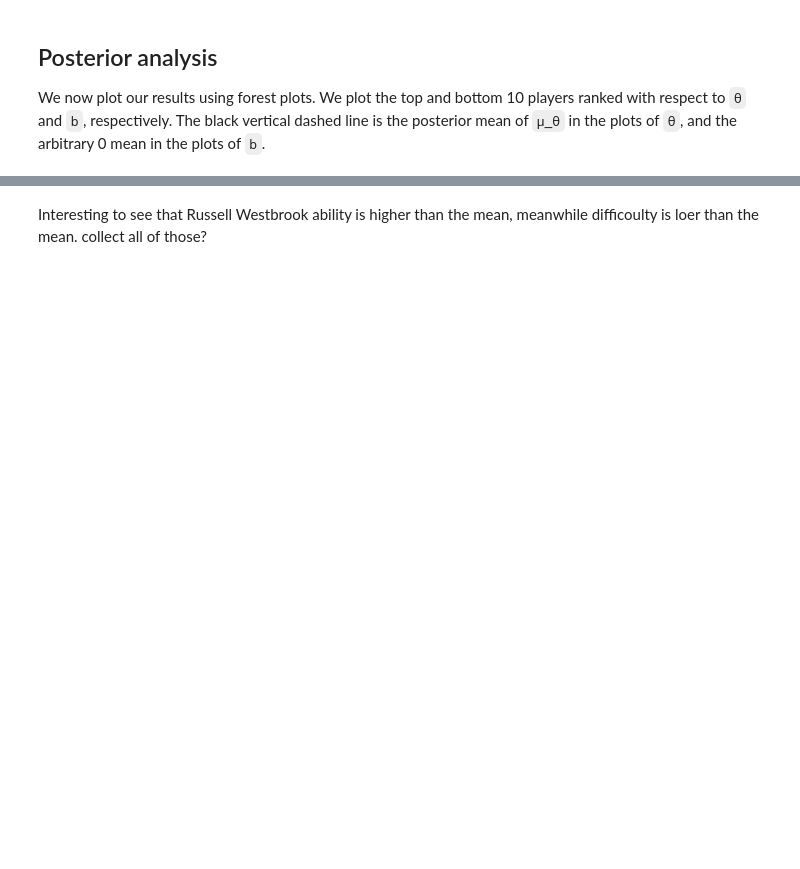
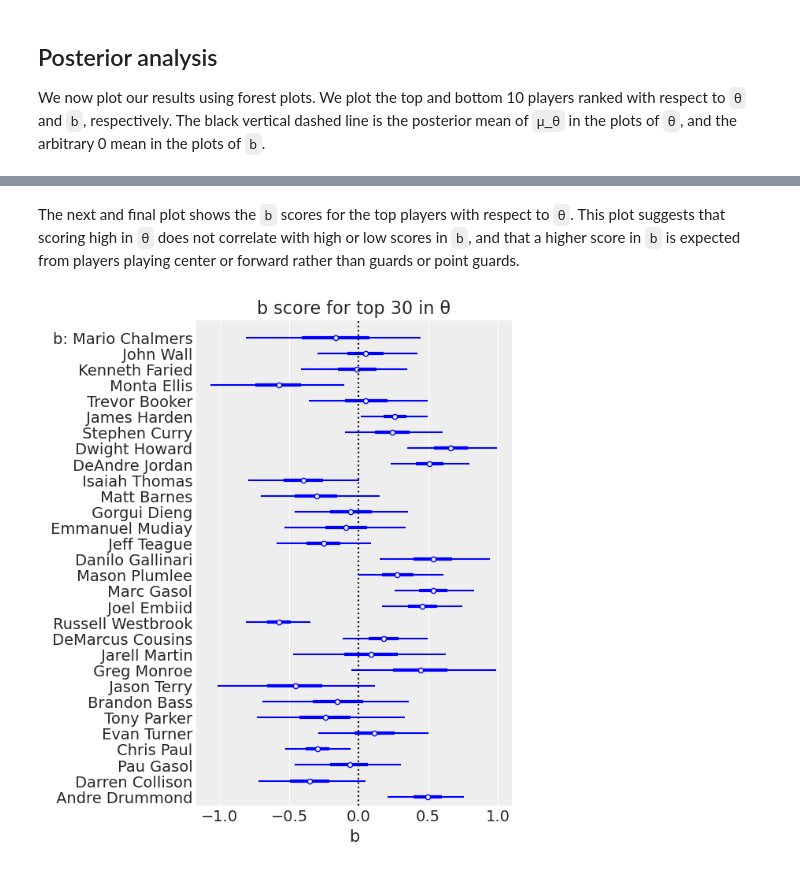
Before and after one commit to ltoniazzi/Item-Response-NBA, a Jupyter notebook: Item-Response-NBA.ipynb, the cells around one changed output, grey strips where cells are left out. Cells and saved outputs as stored; diff of their text form; code cells hidden in the pictures; blank space fills up the shorter version.

```diff
--- a/Item-Response-NBA.ipynb
+++ b/Item-Response-NBA.ipynb
@@ -251,27 +237,21 @@ ax=az.plot_forest(trace,var_names=['b'],coords={'disadvantaged':['Bryce Cotton']
-# %%
-df.loc[df.committing == no_commit[0]]
-ax=az.plot_forest(trace,var_names=['θ'],coords={'players':no_commit})
-ax[0].axvline(μ_θ_mean,color='black',ls=':', label ='mean')
-# %%
-coords_to_plot = {'players': ['Eric Gordon','LeBron James','Russell Westbrook','James Harden','Marco Belinelli','Dwight Howard']}
-
-#pm.plot_forest(1/(1+np.exp(-(trace.posterior['θ'][:,:,:5]) )))
-#pm.plot_forest(trace.posterior['p'][:,:,:5])
-ax = az.plot_forest(trace,var_names=['θ'],coords=coords_to_plot,
-                   colors='blue', combined=True, )
-ax[0].set_title('Players skill θ, 94% HDI')
-ax[0].set_xlabel('θ')
-ax[0].axvline(mu_θ_mean,color='black',ls=':')
-
-ax = az.plot_forest(trace,var_names=['b'],coords=coords_to_plot,
-
-                   colors='blue', combined=True) #figsize=(9, 7),kind='ridgeplot', ridgeplot_quantiles=[.06, .5, .95],
-ax[0].set_title('Players difficulty $b_k$')
-ax[0].set_xlabel('b')
-ax[0].axvline(mu_b_mean,color='black',ls=':')
-#https://arviz-devs.github.io/arviz/api/generated/arviz.plot_forest.html
-# %% [markdown]
-Interesting to see that Russell Westbrook ability is higher than the mean, meanwhile difficoulty is loer than the mean. collect all of those?
+# %% [markdown]
+
+The next and final plot shows the `b` scores for the top players with respect to `θ`. This plot suggests that scoring high in `θ` does not correlate with high or low scores in `b`, and that a higher score in `b` is expected from players playing center or forward rather than guards or point guards.
+# %%
+top = 30
+top_θ_in_committing = set(committing).intersection(
+                          set(top_θ[:top].coords['disadvantaged'].to_dict()['data']))
+if len(top_θ_in_committing)<top:
+    print(f'Some players in the top {top} for θ do not have observations for b.',
+          'Plot not shown')
+else:
+    ax = az.plot_forest(trace,var_names=['b'], colors='blue', combined=True,
+                  coords={'committing':top_θ[:top].coords['disadvantaged'].to_dict()['data']})
+    ax[0].set_title(f'b score for top {top} in θ')
+    ax[0].set_xlabel('b')
+    ax[0].axvline(μ_b_mean,color='black',ls=':');
+# %% [output]
+[figure, added]
 # %%
 %load_ext watermark
 %watermark -n -u -v -iv -w -p xarray
```
Also changed, not shown: parts of 16 cells of this notebook.
